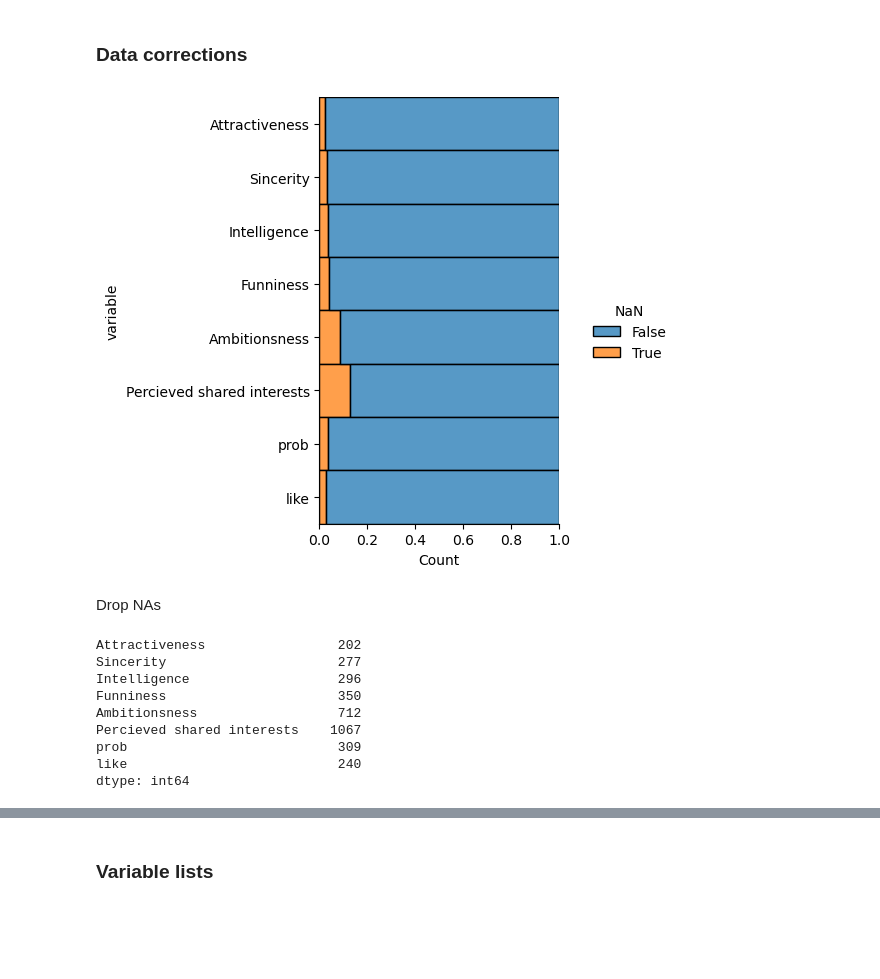
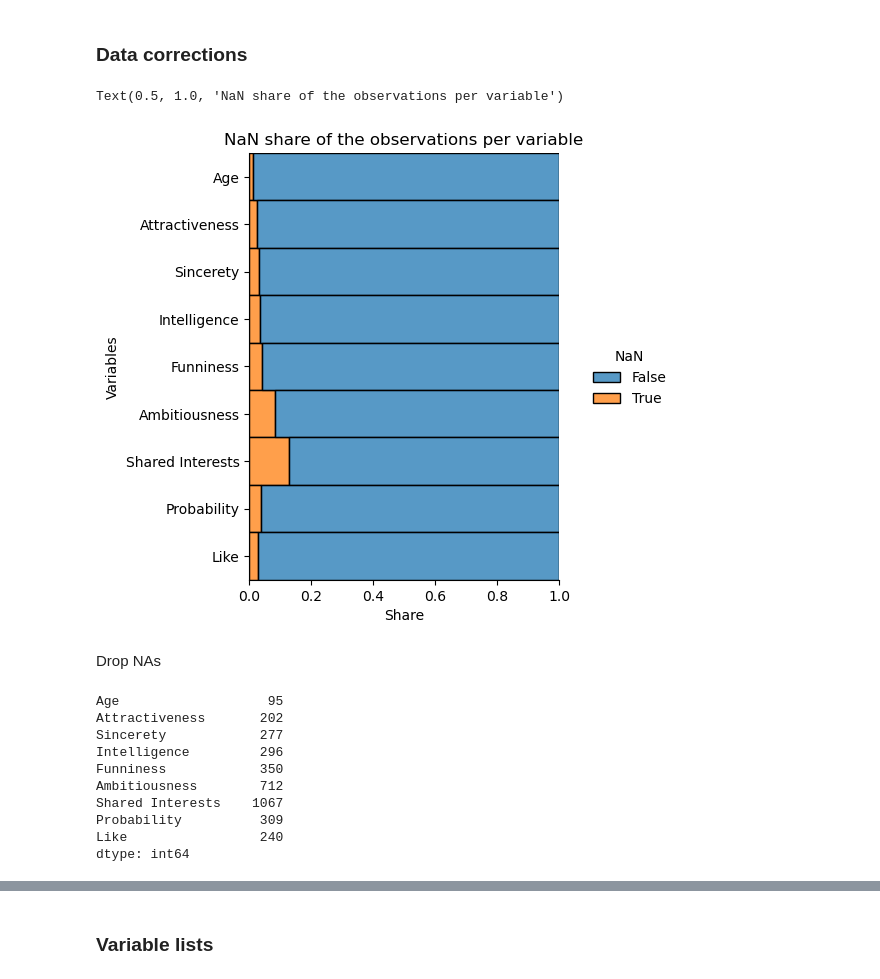
Before and after one commit to SvenWeiss-HDM/Projektgruppe_A, a Jupyter notebook: notebooks/draft-analysis_r.ipynb, the cells around one changed output, grey strips where cells are left out. Cells and saved outputs as stored; diff of their text form; code cells hidden in the pictures; blank space fills up the shorter version.

```diff
--- a/notebooks/draft-analysis_r.ipynb
+++ b/notebooks/draft-analysis_r.ipynb
@@ -213,33 +441,37 @@ unused_vars = [
 df[cat_vars]=df[cat_vars].astype("category",copy=False)
 df[float_vars]=df[float_vars].astype("float",copy=False)
 df[str_vars]=df[str_vars].astype("str",copy=False)
-# %%
-df.rename(columns={"amb":"Ambitionsness","attr":"Attractiveness","sinc":"Sincerity","fun":"Funniness","intel":"Intelligence","shar":"Percieved shared interests","int_corr":"Correlation of interests"},inplace=True)
+# %%
+df = df.rename(columns={"fun": "Funniness", "shar": "Shared Interests", "attr": "Attractiveness", "prob": "Probability", "intel": "Intelligence", "sinc": "Sincerety", "amb": "Ambitiousness", "age": "Age", "like": "Like"})
 # %%
-variables = ['Attractiveness', 'Sincerity', 'Intelligence', 'Funniness', 'Ambitionsness', 'Percieved shared interests', 'prob','like']
+variables = ['Age','Attractiveness', 'Sincerety', 'Intelligence', 'Funniness', 'Ambitiousness', 'Shared Interests', 'Probability','Like']
 df = df[variables]
 # %%
 g=sns.displot(
     data=df.isna().melt(value_name="NaN"),
     y="variable",
     hue="NaN",
     multiple="fill",
 )
+g.set_axis_labels("Share", "Variables")
+plt.title('NaN share of the observations per variable')
 # %% [output]
+Text(0.5, 1.0, 'NaN share of the observations per variable')
-[figure, old version]
+[figure, new version]
 # %% [markdown]
 Drop NAs
 # %%
 df.isna().sum()
 # %% [output]
-Attractiveness                 202
-Sincerity                      277
-Intelligence                   296
-Funniness                      350
-Ambitionsness                  712
-Percieved shared interests    1067
-prob                           309
-like                           240
+Age                   95
+Attractiveness       202
+Sincerety            277
+Intelligence         296
+Funniness            350
+Ambitiousness        712
+Shared Interests    1067
+Probability          309
+Like                 240
 dtype: int64
 # %%
 df.dropna(inplace=True)
```
Also changed, not shown: parts of 32 cells of this notebook, 1 other file.
